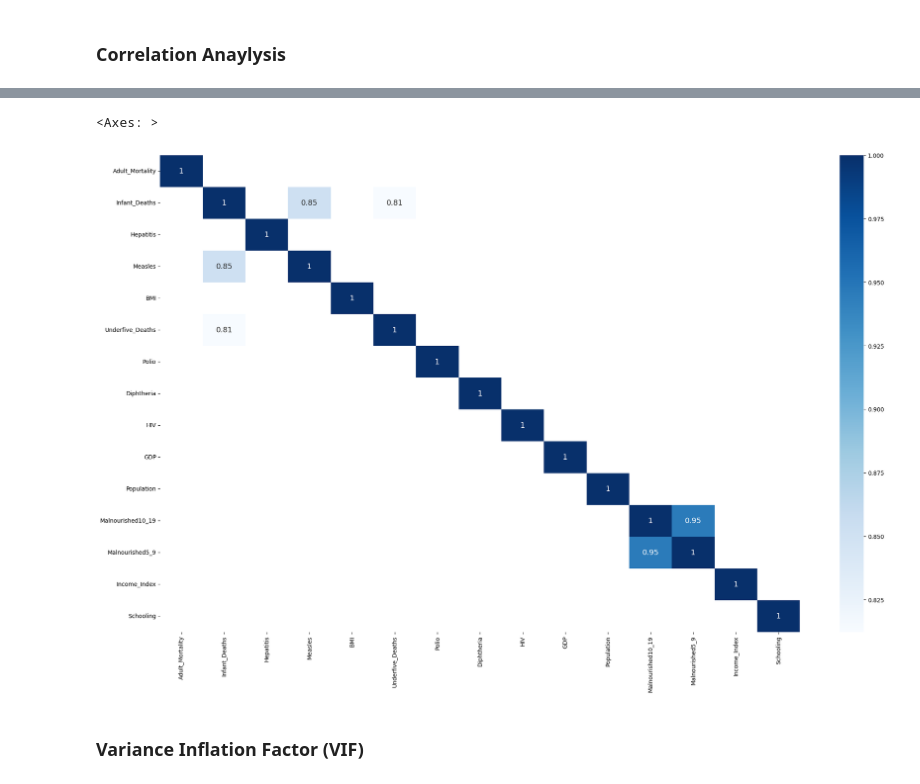
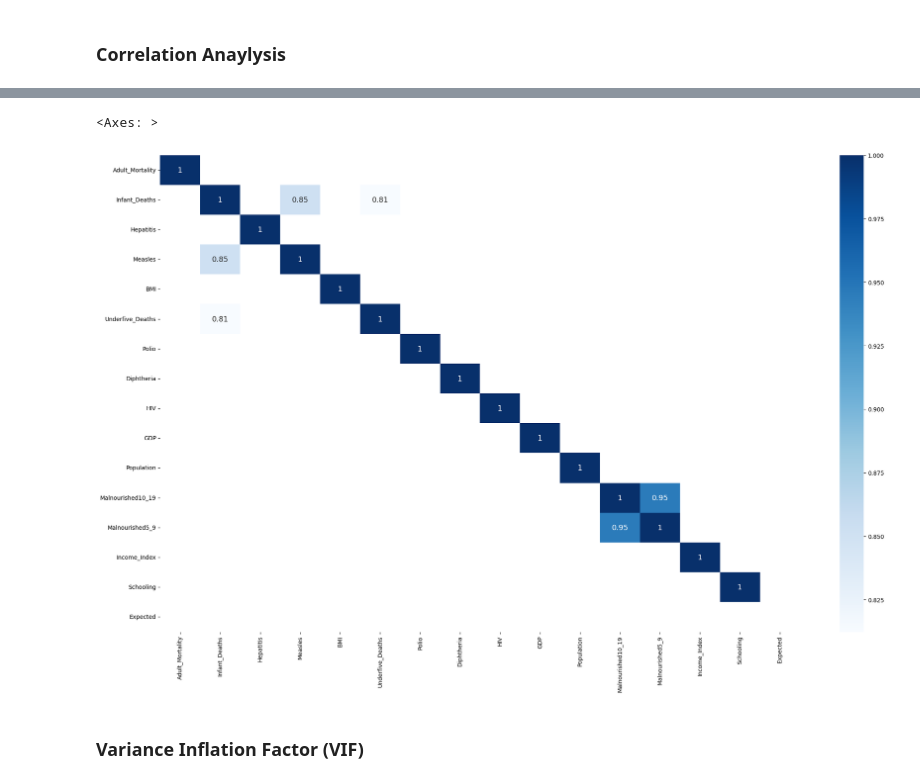
Before and after one commit to vinaykumargummadi/Data-Science-Projects, a Jupyter notebook: MicroProject and Assignment/VinayKumarG_Graded_assigment.ipynb, the cells around one changed output, grey strips where cells are left out. Cells and saved outputs as stored; diff of their text form; code cells hidden in the pictures.

```diff
--- a/MicroProject and Assignment/VinayKumarG_Graded_assigment.ipynb
+++ b/MicroProject and Assignment/VinayKumarG_Graded_assigment.ipynb
@@ -230,9 +239,9 @@ plt.show()
 # %%
 plt.figure(figsize=(25,15))
-sns.heatmap(df_features.corr()[np.abs(df_features.corr()) > 0.8], annot = True, annot_kws = {"size": 13}, cmap = 'Blues')
+sns.heatmap(df.iloc[:,1:].corr()[np.abs(df_features.corr()) > 0.8], annot = True, annot_kws = {"size": 13}, cmap = 'Blues')
 # %% [output]
 <Axes: >
-[figure, old version]
+[figure, new version]
 # %% [markdown]
 ### Variance Inflation Factor (VIF)
 # %%
```
Also changed, not shown: parts of 9 cells of this notebook, 2 other files.
